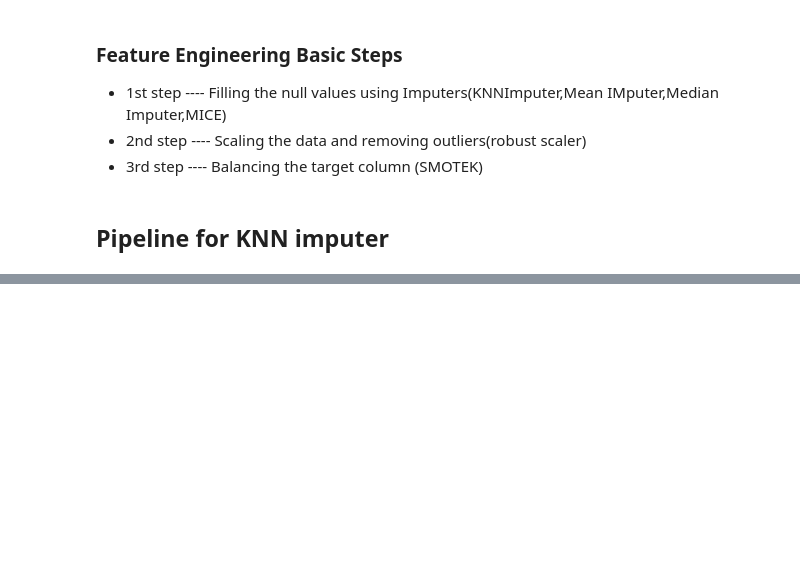
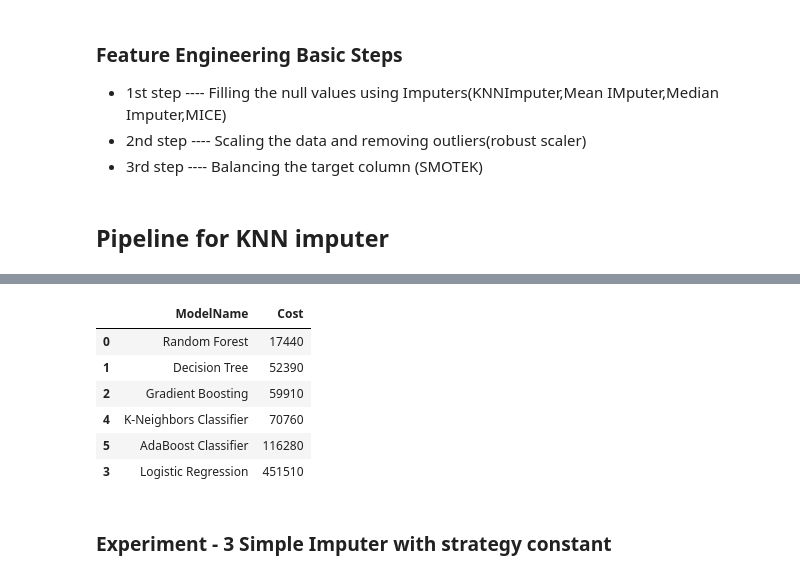
Before and after one commit to LikithPrince/Sensor_components_failure_prediction, a Jupyter notebook: src/sensor.ipynb, the cells around one changed output, grey strips where cells are left out. Cells and saved outputs as stored; diff of their text form; code cells hidden in the pictures; blank space fills up the shorter version.

```diff
--- a/src/sensor.ipynb
+++ b/src/sensor.ipynb
@@ -518,0 +418,14 @@ Roc Auc Score------->0.971163708888707
+# %%
+# 1st step and 2nd step
+median_pipeline = Pipeline(
+steps = [
+    ('filling_missing_values', SimpleImputer(strategy='median')),
+    ('scaling_and_removing_outliers', RobustScaler())
+])
+# %%
+X_median = median_pipeline.fit_transform(X)
+# %%
+smt = SMOTETomek(random_state=7, sampling_strategy='minority')
+X_res, y_res = smt.fit_resample(X_median,y)
+# %%
+report_median = evaluate(X_res,y_res,models)
@@ -518,0 +450,12 @@ Roc Auc Score------->0.971163708888707
+# %%
+report_median
+# %% [output]
+|  | ModelName | Cost |
+| 0 | Random Forest | 17440 |
+| 1 | Decision Tree | 52390 |
+| 2 | Gradient Boosting | 59910 |
+| 4 | K-Neighbors Classifier | 70760 |
+| 5 | AdaBoost Classifier | 116280 |
+| 3 | Logistic Regression | 451510 |
+# %% [markdown]
+### Experiment - 3  Simple Imputer with strategy constant
```
Also changed, not shown: parts of 30 cells of this notebook.
